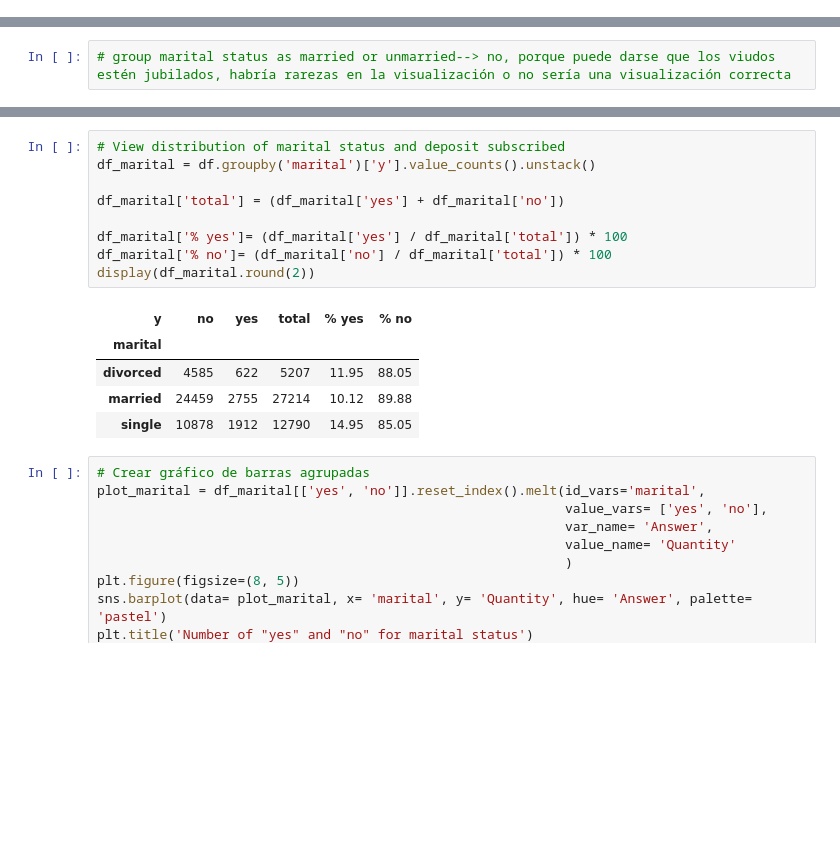
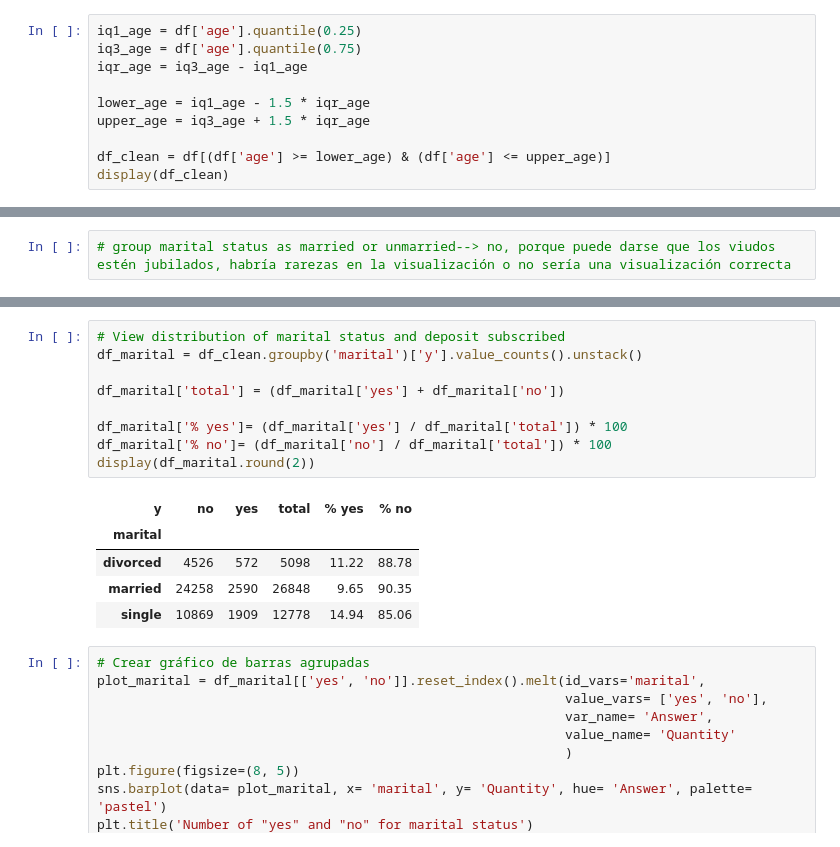
Before and after one commit to Ogomez07/Proyecto-Abril, a Jupyter notebook: proyecto.ipynb, the cells around one changed output, grey strips where cells are left out. Drawn from its saved outputs; the diff is of its cells as text; blank space fills up the shorter version.

```diff
--- a/proyecto.ipynb
+++ b/proyecto.ipynb
@@ -85,3 +144,13 @@ display(df.head())
 | 2 | 33 | entrepreneur | married | secondary | no | 2 | yes | yes | unknown | 5 | may | ... |
 | 3 | 47 | blue-collar | married | unknown | no | 1506 | yes | no | unknown | 5 | may | ... |
 | 4 | 33 | unknown | single | unknown | no | 1 | no | no | unknown | 5 | may | ... |
+# %%
+iq1_age = df['age'].quantile(0.25)
+iq3_age = df['age'].quantile(0.75)
+iqr_age = iq3_age - iq1_age
+
+lower_age = iq1_age - 1.5 * iqr_age
+upper_age = iq3_age + 1.5 * iqr_age
+
+df_clean = df[(df['age'] >= lower_age) & (df['age'] <= upper_age)]
+display(df_clean)
@@ -214,19 +309,19 @@ Index(['age', 'job', 'marital', 'education', 'default', 'balance', 'housing',
       dtype='object')
 # %%
 # View distribution of marital status and deposit subscribed
-df_marital = df.groupby('marital')['y'].value_counts().unstack()
+df_marital = df_clean.groupby('marital')['y'].value_counts().unstack()
 
 df_marital['total'] = (df_marital['yes'] + df_marital['no'])
 
 df_marital['% yes']= (df_marital['yes'] / df_marital['total']) * 100
 df_marital['% no']= (df_marital['no'] / df_marital['total']) * 100
 display(df_marital.round(2))
 # %% [output]
 | y | no | yes | total | % yes | % no |
 | marital |  |  |  |  |  |
-| divorced | 4585 | 622 | 5207 | 11.95 | 88.05 |
-| married | 24459 | 2755 | 27214 | 10.12 | 89.88 |
-| single | 10878 | 1912 | 12790 | 14.95 | 85.05 |
+| divorced | 4526 | 572 | 5098 | 11.22 | 88.78 |
+| married | 24258 | 2590 | 26848 | 9.65 | 90.35 |
+| single | 10869 | 1909 | 12778 | 14.94 | 85.06 |
 # %%
 # Crear gráfico de barras agrupadas
 plot_marital = df_marital[['yes', 'no']].reset_index().melt(id_vars='marital',
```
Also changed, not shown: parts of 31 cells of this notebook.
